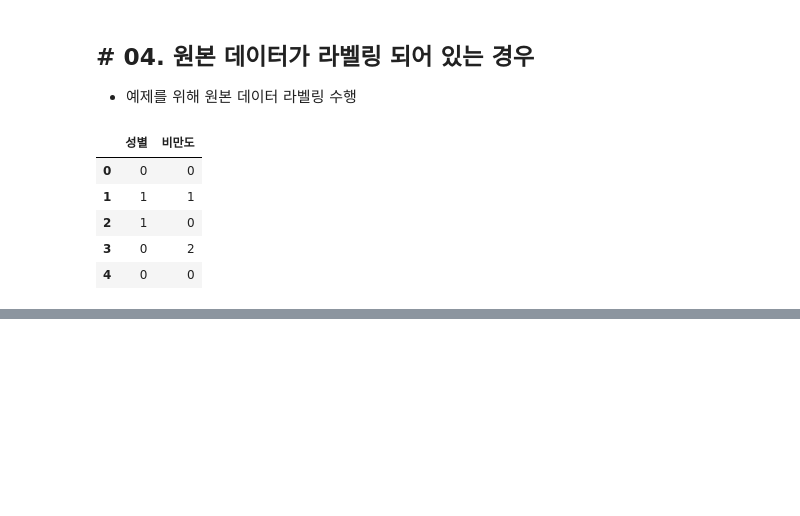
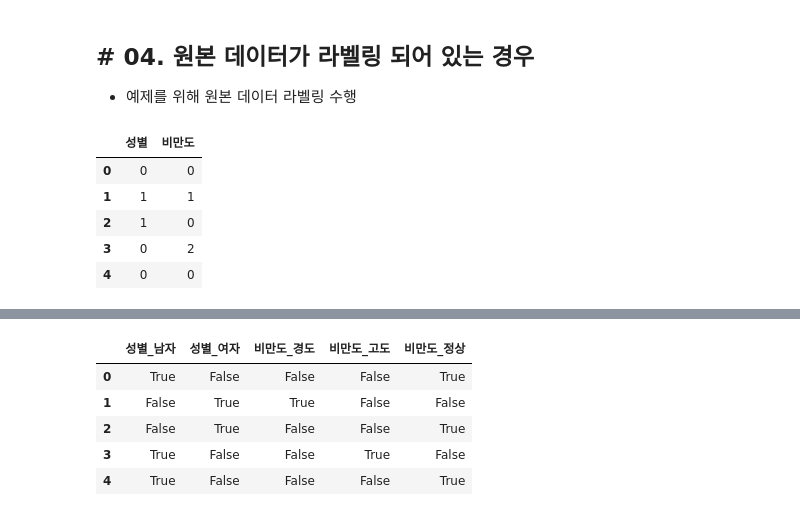
Before and after one commit to MDBluequasar/BigdatamegaIT, a Jupyter notebook: 수업내용/C_데이터_다루기/02_데이터_전처리/06_더미변수.ipynb, the cells around one changed output, grey strips where cells are left out. Cells and saved outputs as stored; diff of their text form; code cells hidden in the pictures; blank space fills up the shorter version.

```diff
--- a/수업내용/C_데이터_다루기/02_데이터_전처리/06_더미변수.ipynb
+++ b/수업내용/C_데이터_다루기/02_데이터_전처리/06_더미변수.ipynb
@@ -251,0 +282,10 @@ dummy_df
+# %%
+dummy_df = get_dummies(df, columns = ['성별', '비만도'])
+dummy_df.head()
+# %% [output]
+|  | 성별_남자 | 성별_여자 | 비만도_경도 | 비만도_고도 | 비만도_정상 |
+| 0 | True | False | False | False | True |
+| 1 | False | True | True | False | False |
+| 2 | False | True | False | False | True |
+| 3 | True | False | False | True | False |
+| 4 | True | False | False | False | True |
```
Also changed, not shown: parts of 18 cells of this notebook, 7 other files.
